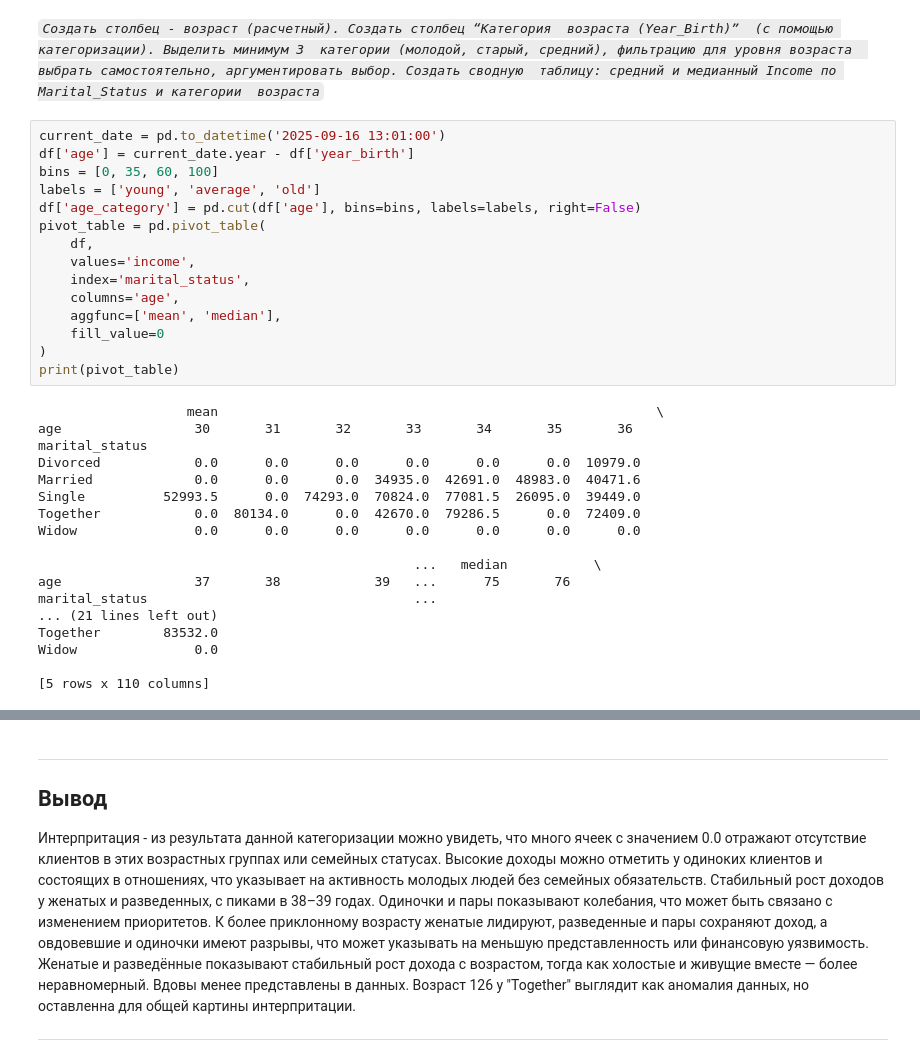
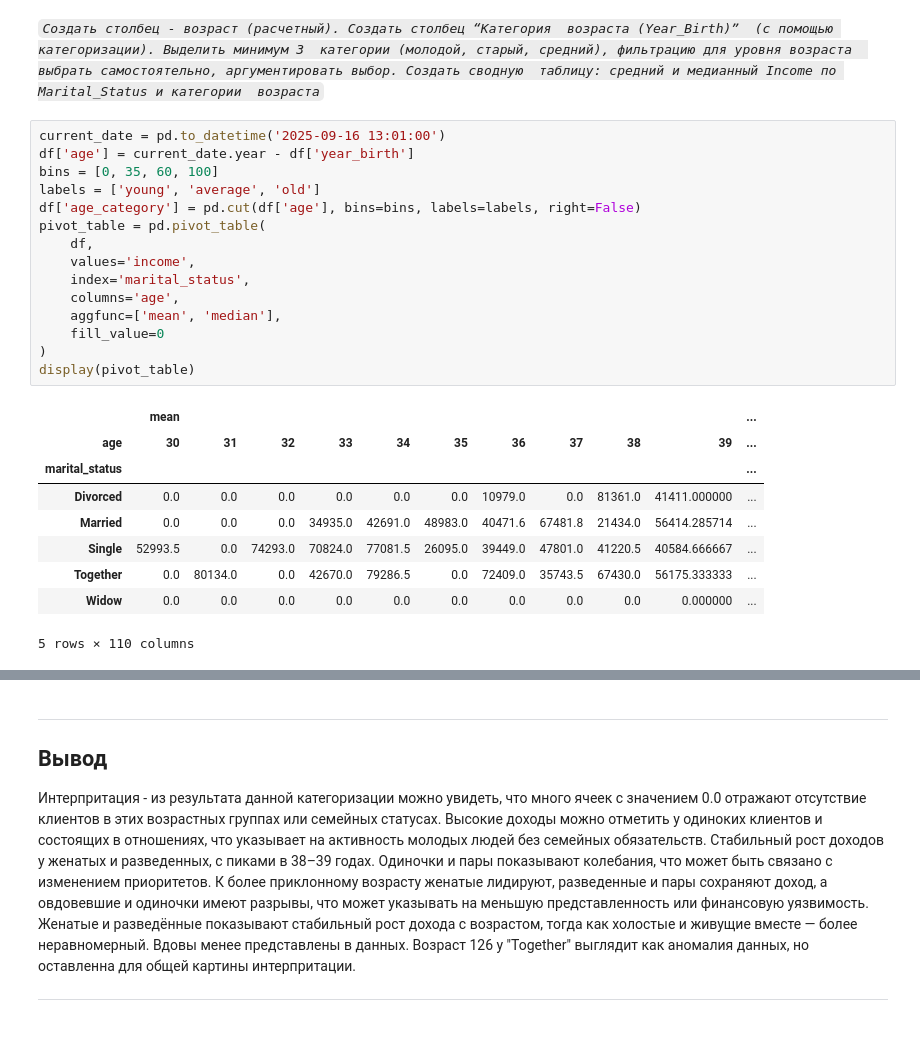
Before and after one commit to sunnerfuer/LR_1_DA, a Jupyter notebook: ЛР1_Дерябина_14.ipynb, the cells around one changed output, grey strips where cells are left out. Drawn from its saved outputs; the diff is of its cells as text; blank space fills up the shorter version.

```diff
--- a/ЛР1_Дерябина_14.ipynb
+++ b/ЛР1_Дерябина_14.ipynb
@@ -384,33 +391,25 @@ Pivot table среднее num_deals_purchases по education (строки) и
 # %%
 current_date = pd.to_datetime('2025-09-16 13:01:00')
 df['age'] = current_date.year - df['year_birth']
 bins = [0, 35, 60, 100]
 labels = ['young', 'average', 'old']
 df['age_category'] = pd.cut(df['age'], bins=bins, labels=labels, right=False)
 pivot_table = pd.pivot_table(
     df,
     values='income',
     index='marital_status',
     columns='age',
     aggfunc=['mean', 'median'],
     fill_value=0
 )
-print(pivot_table)
+display(pivot_table)
 # %% [output]
+|  | mean |  |  |  |  |  |  |  |  |  | ... |
+| age | 30 | 31 | 32 | 33 | 34 | 35 | 36 | 37 | 38 | 39 | ... |
+| marital_status |  |  |  |  |  |  |  |  |  |  | ... |
+| Divorced | 0.0 | 0.0 | 0.0 | 0.0 | 0.0 | 0.0 | 10979.0 | 0.0 | 81361.0 | 41411.000000 | ... |
+| Married | 0.0 | 0.0 | 0.0 | 34935.0 | 42691.0 | 48983.0 | 40471.6 | 67481.8 | 21434.0 | 56414.285714 | ... |
+| Single | 52993.5 | 0.0 | 74293.0 | 70824.0 | 77081.5 | 26095.0 | 39449.0 | 47801.0 | 41220.5 | 40584.666667 | ... |
+| Together | 0.0 | 80134.0 | 0.0 | 42670.0 | 79286.5 | 0.0 | 72409.0 | 35743.5 | 67430.0 | 56175.333333 | ... |
+| Widow | 0.0 | 0.0 | 0.0 | 0.0 | 0.0 | 0.0 | 0.0 | 0.0 | 0.0 | 0.000000 | ... |
-                   mean                                                        \
-age                 30       31       32       33       34       35       36
-marital_status
-Divorced            0.0      0.0      0.0      0.0      0.0      0.0  10979.0
-Married             0.0      0.0      0.0  34935.0  42691.0  48983.0  40471.6
-Single          52993.5      0.0  74293.0  70824.0  77081.5  26095.0  39449.0
-Together            0.0  80134.0      0.0  42670.0  79286.5      0.0  72409.0
-Widow               0.0      0.0      0.0      0.0      0.0      0.0      0.0
-
-                                                ...   median           \
-age                 37       38            39   ...      75       76
-marital_status                                  ...
-... (21 lines left out)
-Together        83532.0
-Widow               0.0
-
-[5 rows x 110 columns]
+5 rows × 110 columns
```
Also changed, not shown: parts of 11 cells of this notebook.
